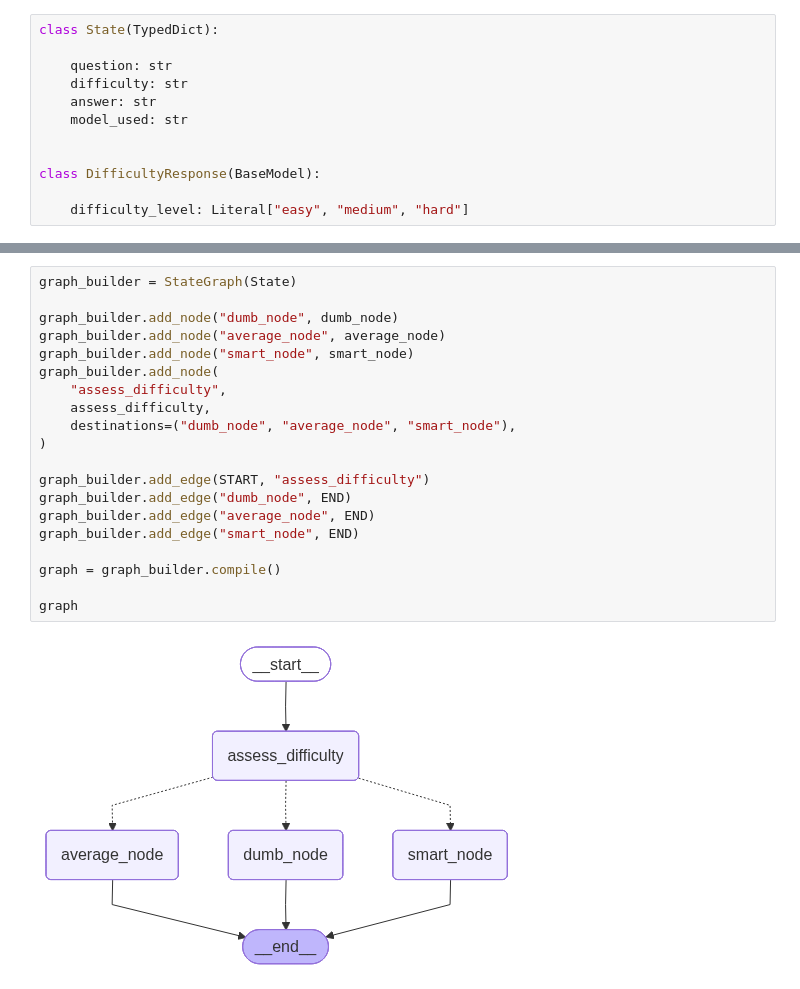
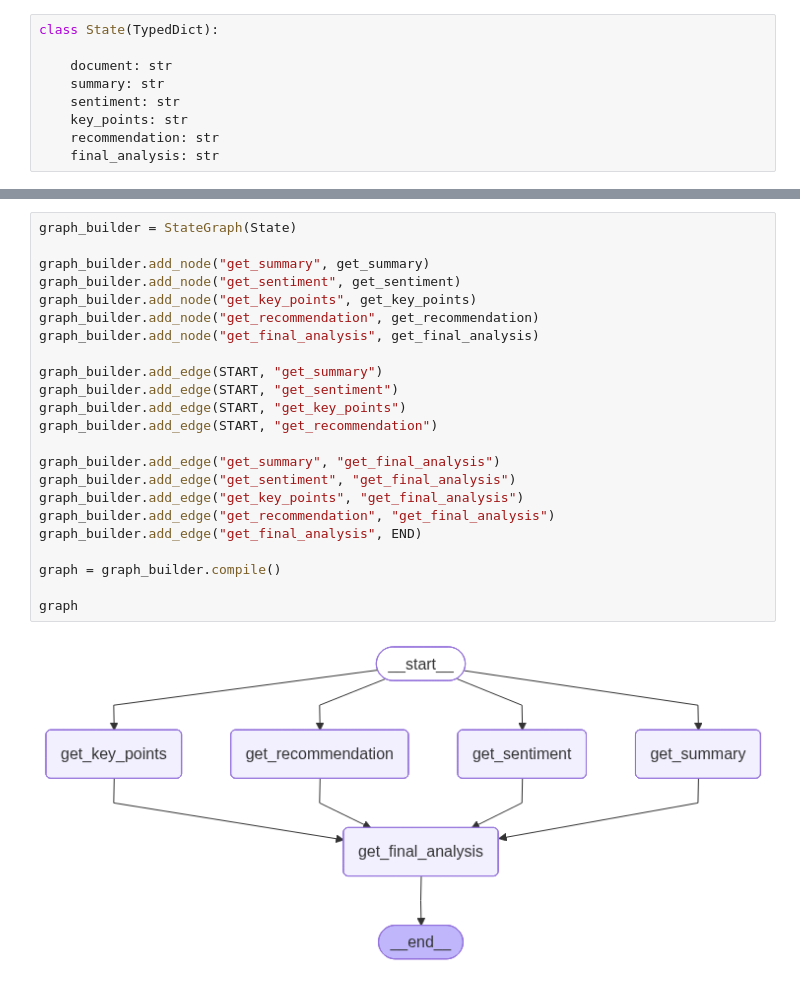
Before and after one commit to gksdudrb922/workflow-architectures, a Jupyter notebook: main.ipynb, the cells around one changed output, grey strips where cells are left out. Saved outputs shown, nothing was run; the diff lists cells and outputs as text.

```diff
--- a/main.ipynb
+++ b/main.ipynb
@@ -13,13 +7,10 @@ smart_llm = init_chat_model("openai:gpt-5-2025-08-07")
 # %%
 class State(TypedDict):
 
-    question: str
-    difficulty: str
-    answer: str
-    model_used: str
-
-
-class DifficultyResponse(BaseModel):
-
-    difficulty_level: Literal["easy", "medium", "hard"]
+    document: str
+    summary: str
+    sentiment: str
+    key_points: str
+    recommendation: str
+    final_analysis: str
 # %%
@@ -65,23 +67,26 @@ def assess_difficulty(state: State):
 # %%
 graph_builder = StateGraph(State)
 
-graph_builder.add_node("dumb_node", dumb_node)
-graph_builder.add_node("average_node", average_node)
-graph_builder.add_node("smart_node", smart_node)
-graph_builder.add_node(
-    "assess_difficulty",
-    assess_difficulty,
-    destinations=("dumb_node", "average_node", "smart_node"),
-)
+graph_builder.add_node("get_summary", get_summary)
+graph_builder.add_node("get_sentiment", get_sentiment)
+graph_builder.add_node("get_key_points", get_key_points)
+graph_builder.add_node("get_recommendation", get_recommendation)
+graph_builder.add_node("get_final_analysis", get_final_analysis)
 
-graph_builder.add_edge(START, "assess_difficulty")
-graph_builder.add_edge("dumb_node", END)
-graph_builder.add_edge("average_node", END)
-graph_builder.add_edge("smart_node", END)
+graph_builder.add_edge(START, "get_summary")
+graph_builder.add_edge(START, "get_sentiment")
+graph_builder.add_edge(START, "get_key_points")
+graph_builder.add_edge(START, "get_recommendation")
+
+graph_builder.add_edge("get_summary", "get_final_analysis")
+graph_builder.add_edge("get_sentiment", "get_final_analysis")
+graph_builder.add_edge("get_key_points", "get_final_analysis")
+graph_builder.add_edge("get_recommendation", "get_final_analysis")
+graph_builder.add_edge("get_final_analysis", END)
 
 graph = graph_builder.compile()
 
 graph
 # %% [output]
-[figure, old version]
+[figure, new version]
 # %%
```
Also changed, not shown: parts of 3 cells of this notebook, 1 other file.
